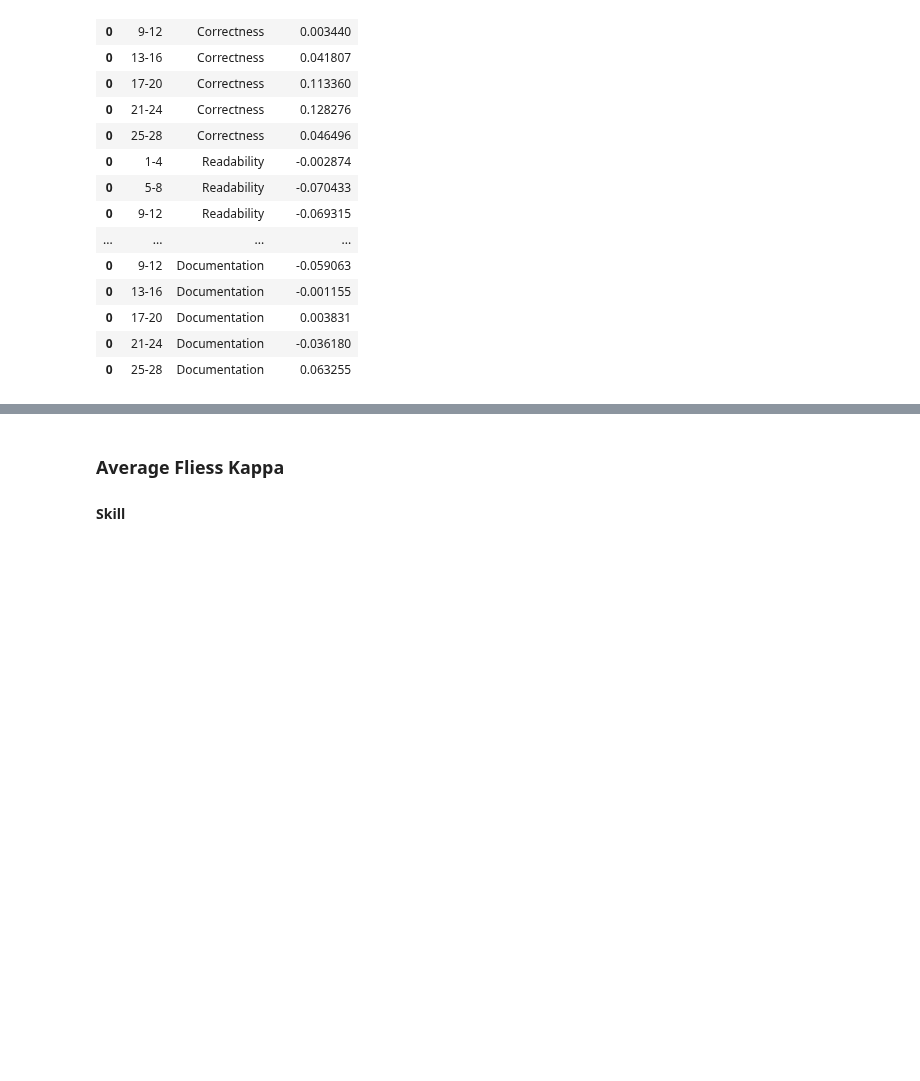
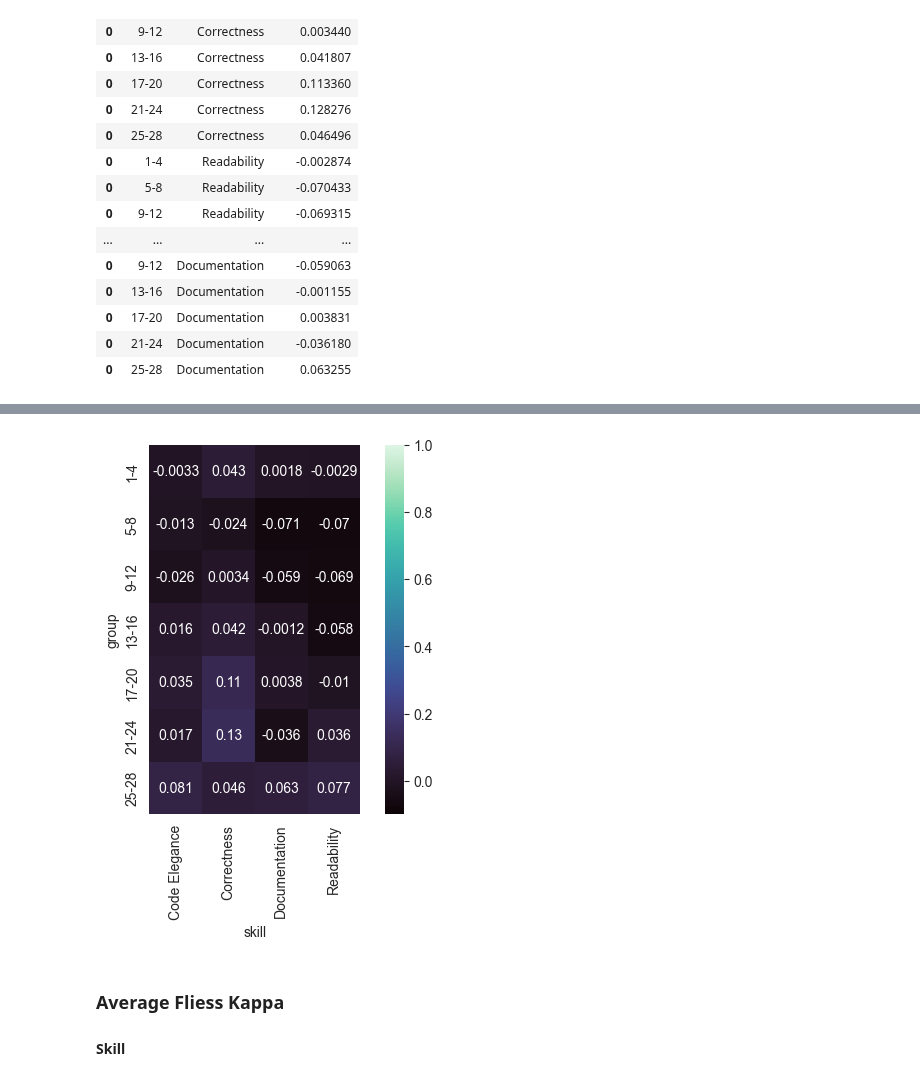
Before and after one commit to m-messer/Consistency_In_Grading_Analysis, a Jupyter notebook: grades_analysis.ipynb, the cells around one changed output, grey strips where cells are left out. Cells and saved outputs as stored; diff of their text form; code cells hidden in the pictures; blank space fills up the shorter version.

```diff
--- a/grades_analysis.ipynb
+++ b/grades_analysis.ipynb
@@ -109,3 +123,8 @@ assignment_number
+# %%
+g = sns.heatmap(pivot, annot=True, cmap=sns.color_palette("mako", as_cmap=True), square=True, vmin=-0.1, vmax=1)
+g.get_figure().savefig('plots/fleiss_kappa_fine.pdf', bbox_inches='tight')
+# %% [output]
+[figure, added]
 # %% [markdown]
 ### Average Fliess Kappa
 #### Skill
```
Also changed, not shown: parts of 11 cells of this notebook.
